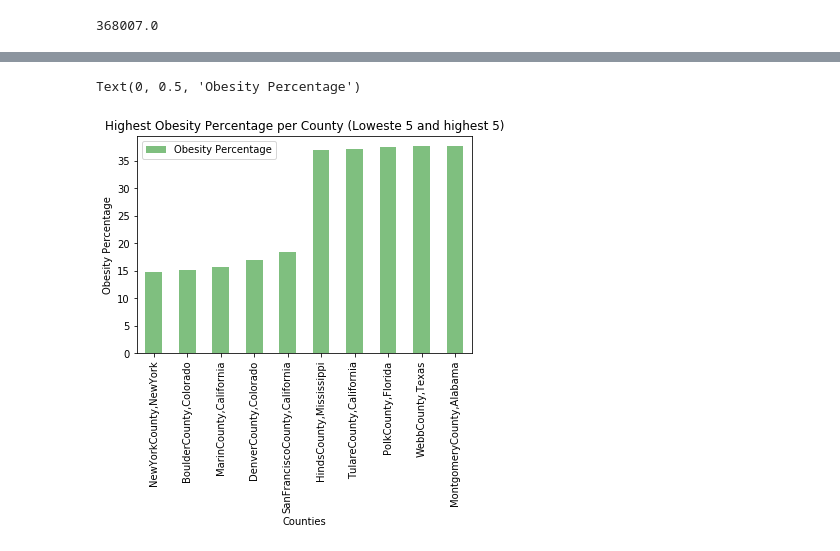
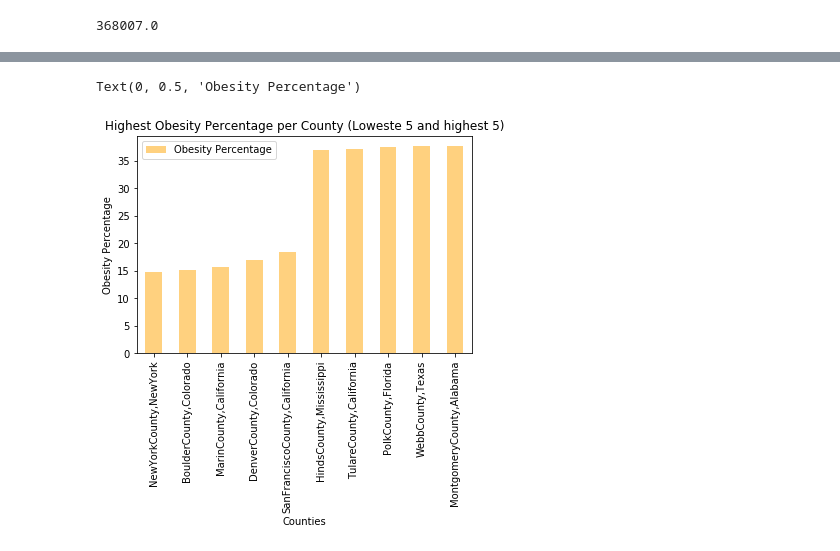
Before and after one commit to liliana-ilut/The-Mockingbirds, a Jupyter notebook: Clean Data/Graphs.ipynb, the cells around one changed output, grey strips where cells are left out. Saved outputs shown, nothing was run; the diff lists cells and outputs as text; code cells hidden in the pictures.

```diff
--- a/Clean Data/Graphs.ipynb
+++ b/Clean Data/Graphs.ipynb
@@ -208,15 +251,15 @@ LowToLowHigh_df
 # %%
 counties = ["NewYorkCounty,NewYork","BoulderCounty,Colorado", "MarinCounty,California", "DenverCounty,Colorado", "SanFranciscoCounty,California", "HindsCounty,Mississippi","TulareCounty,California", "PolkCounty,Florida","WebbCounty,Texas", "MontgomeryCounty,Alabama" ]
 obesity_percentage = [14.7, 15.1, 15.7, 17.0, 18.5, 37.0 ,37.1, 37.6,37.7, 37.7  ]
 HighestObe_df = pd.DataFrame({ "Obesity Percentage": obesity_percentage}, index=counties)
 HighestObe_df
-HighestObe_df.plot.bar(rot=90, facecolor = "green", alpha = 0.5)
+HighestObe_df.plot.bar(rot=90, facecolor = "orange", alpha = 0.5)
 plt.title("Highest Obesity Percentage per County (Loweste 5 and highest 5)")
 plt.xlabel("Counties")
 plt.ylabel("Obesity Percentage")
 # %% [output]
 Text(0, 0.5, 'Obesity Percentage')
-[figure, old version]
+[figure, new version]
 # %%
 HighToLowRest_df = combined_df.sort_values(["CBP Establishments"], ascending=False).head()
 HighToLowRest_df
```
Also changed, not shown: parts of 5 cells of this notebook.
